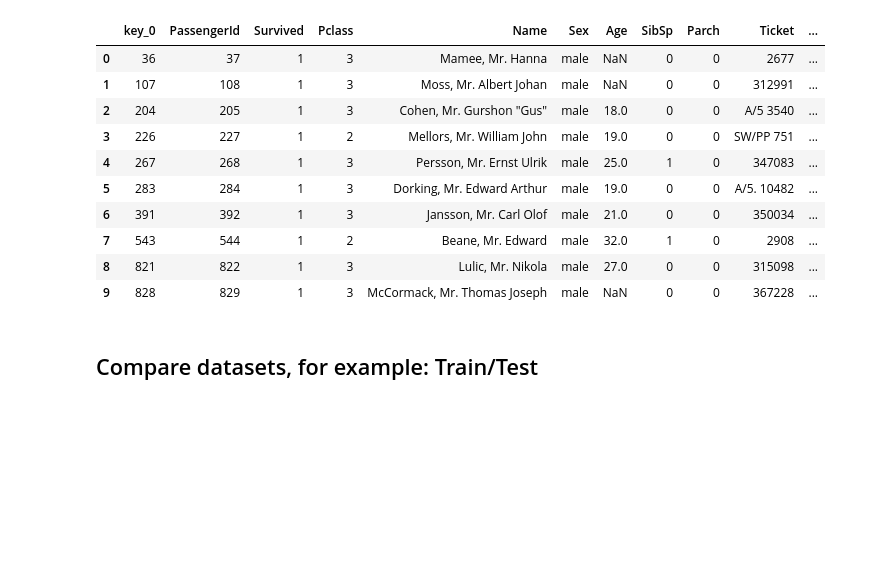
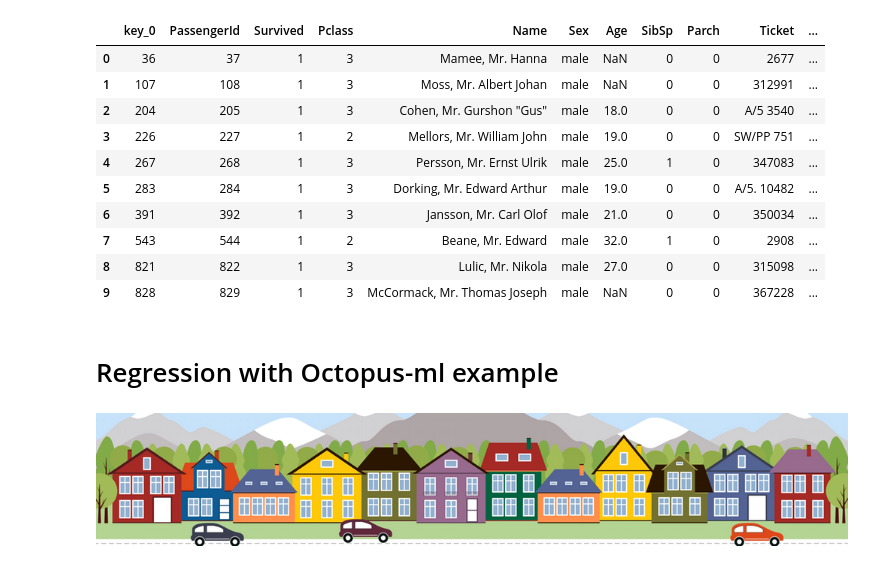
Before and after one commit to gershonc/octopus-ml, a Jupyter notebook: notebooks/octopus_showcase.ipynb, the cells around one changed output. Drawn from its saved outputs; the diff is of its cells as text; code cells hidden in the pictures; blank space fills up the shorter version.

Commit message:
added an Octopus Regression example

```diff
--- a/notebooks/octopus_showcase.ipynb
+++ b/notebooks/octopus_showcase.ipynb
@@ -10,6 +10,9 @@ from sklearn.metrics import classification_report
 import matplotlib.pyplot as plt
 import seaborn as sns
 import re
+import scipy.stats as stats
+sns.set_style("whitegrid")
+
 
 pd.set_option('display.max_columns', None)
 pd.set_option('display.max_rows', None)
@@ -371,5 +374,9 @@ filter_fns_with_prediction
 | 7 | 543 | 544 | 1 | 2 | Beane, Mr. Edward | male | 32.0 | 1 | 0 | 2908 | ... |
 | 8 | 821 | 822 | 1 | 3 | Lulic, Mr. Nikola | male | 27.0 | 0 | 0 | 315098 | ... |
 | 9 | 828 | 829 | 1 | 3 | McCormack, Mr. Thomas Joseph | male | NaN | 0 | 0 | 367228 | ... |
-# %% [markdown]
-## Compare datasets, for example: Train/Test
+# %% [markdown]
+# Regression with Octopus-ml example
+# %%
+Image("../images/boston.PNG", width=800)
+# %% [output]
+[figure, added]
```
Also changed, not shown: parts of 39 cells of this notebook, 5 other files.
